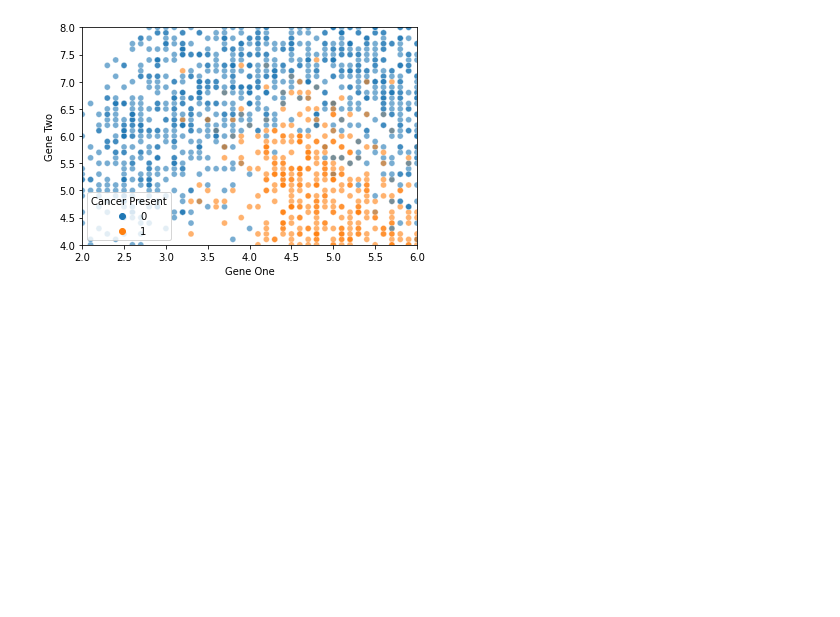
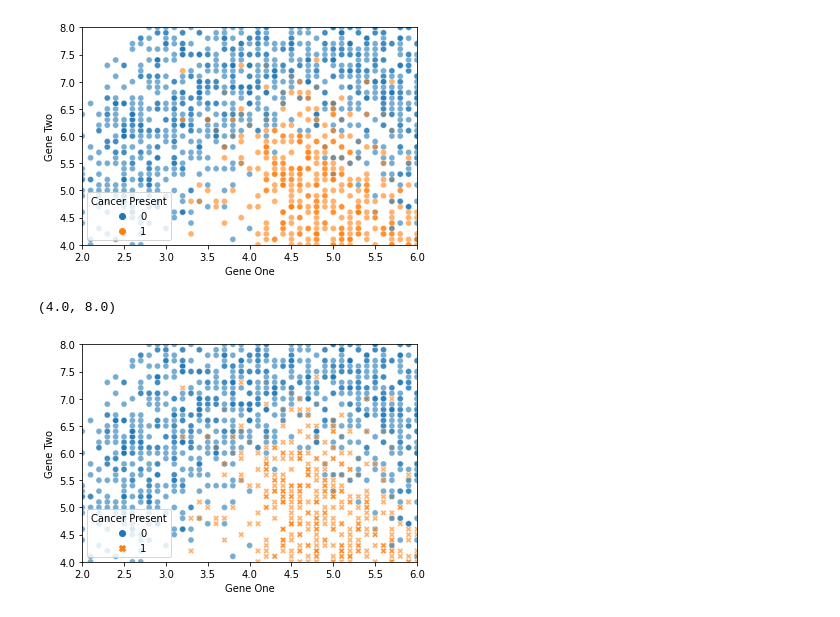
Before and after one commit to renecartaya/Machine-Learning-basic-tools, a Jupyter notebook: K_nearest_neighbors.ipynb, the cells around one changed output. Cells and saved outputs as stored; diff of their text form; code cells hidden in the pictures; blank space fills up the shorter version.

```diff
--- a/K_nearest_neighbors.ipynb
+++ b/K_nearest_neighbors.ipynb
@@ -56,3 +56,11 @@ plt.ylim(4,8)
 # %% [output]
 (4.0, 8.0)
 [figure]
+# %%
+sns.scatterplot(data=df, x='Gene One', y = 'Gene Two',
+                hue = 'Cancer Present', alpha = 0.6 , style = 'Cancer Present')
+plt.xlim(2,6)
+plt.ylim(4,8)
+# %% [output]
+(4.0, 8.0)
+[figure, added]
```
